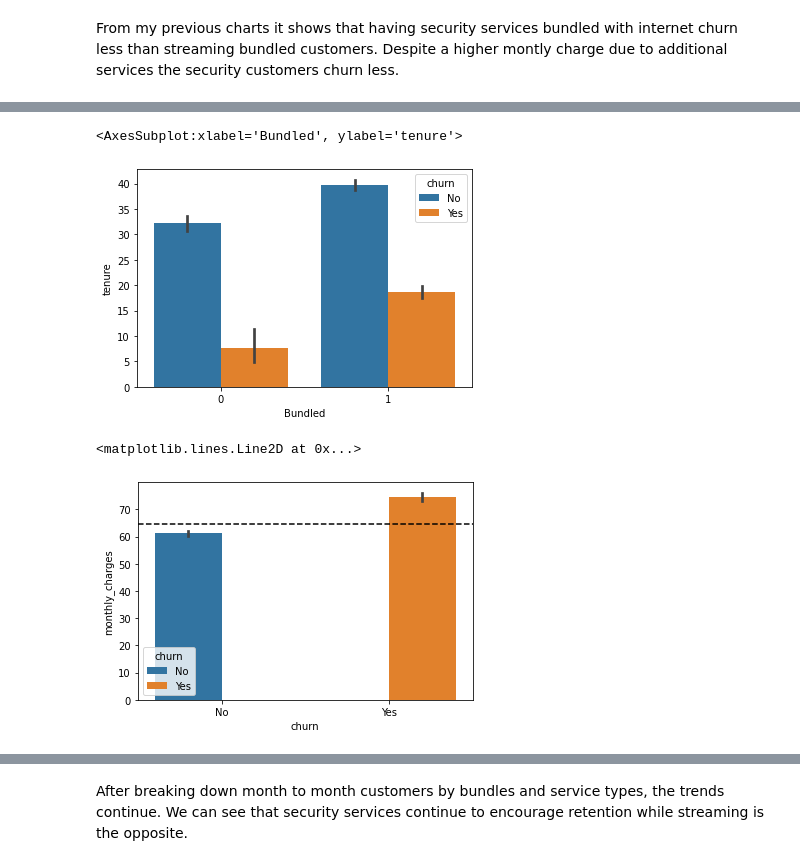
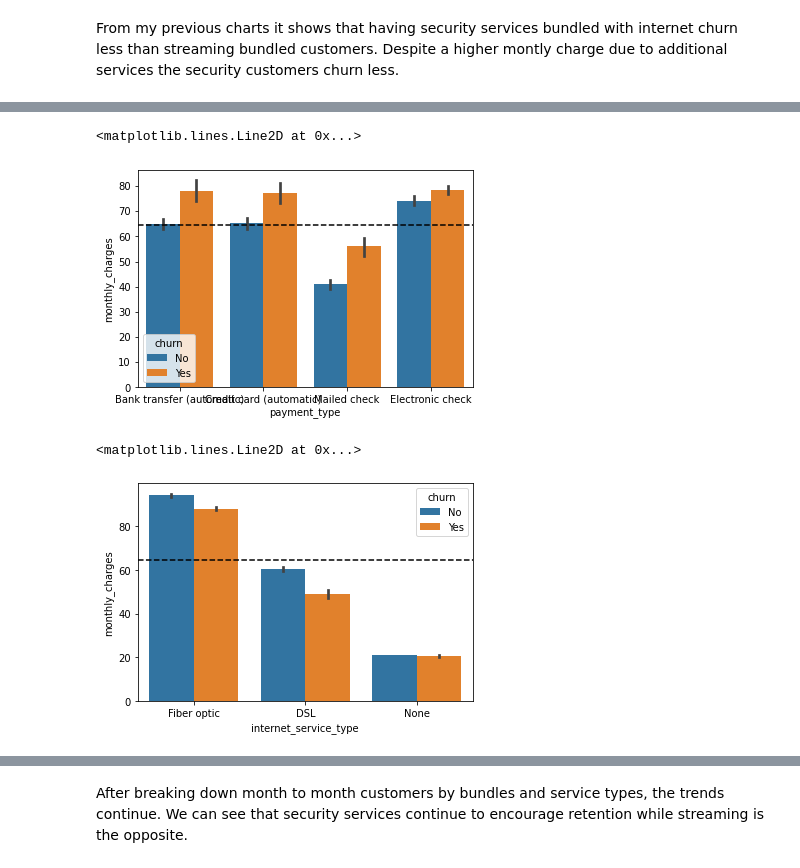
Before and after one commit to JaradAng/Classification-Project---Churn-Prediction, a Jupyter notebook: classification_project_telco_progress.ipynb, the cells around one changed output, grey strips where cells are left out. Saved outputs shown, nothing was run; the diff lists cells and outputs as text; code cells hidden in the pictures.

```diff
--- a/classification_project_telco_progress.ipynb
+++ b/classification_project_telco_progress.ipynb
@@ -433,14 +679,15 @@ From my previous charts it shows that having security services bundled with inte
 # %%
-sns.barplot('Bundled', 'tenure', hue =  'churn', data=telco_train)
+sns.barplot('payment_type', 'monthly_charges', hue =  'churn', data=telco_train)
+plt.axhline(telco_train.monthly_charges.mean(), ls = '--', color = 'black')
 # %% [output]
-<AxesSubplot:xlabel='Bundled', ylabel='tenure'>
+<matplotlib.lines.Line2D at 0x...>
-[figure, old version]
+[figure, new version]
 # %%
-sns.barplot('churn', 'monthly_charges', hue =  'churn', data=telco_train)
+sns.barplot('internet_service_type', 'monthly_charges', hue =  'churn', data=telco_train)
 plt.axhline(telco_train.monthly_charges.mean(), ls = '--', color = 'black')
 # %% [output]
 <matplotlib.lines.Line2D at 0x...>
-[figure, old version]
+[figure, new version]
 # %%
 variables3 = ['security_monthly','streaming_monthly', 'bundled_monthly']
 
```
Also changed, not shown: parts of 52 cells of this notebook.
